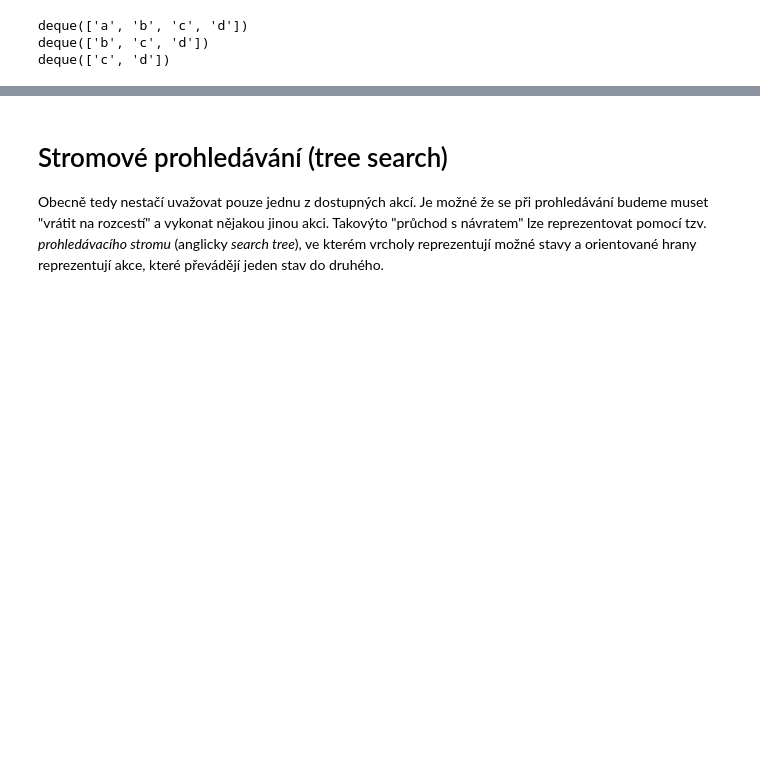
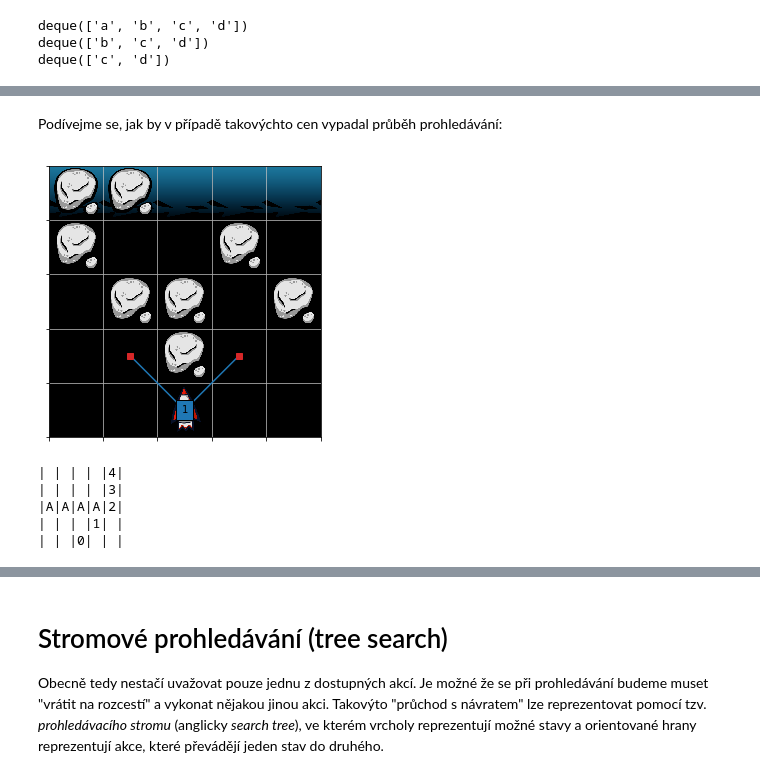
Before and after one commit to effa/ai-search-workshop, a Jupyter notebook: solution.ipynb, the cells around one changed output, grey strips where cells are left out. Saved outputs shown, nothing was run; the diff lists cells and outputs as text; code cells hidden in the pictures; blank space fills up the shorter version.

```diff
--- a/solution.ipynb
+++ b/solution.ipynb
@@ -523,0 +544,68 @@ show_path(bfs(state))
+# %% [markdown]
+Podívejme se, jak by v případě takovýchto cen vypadal průběh prohledávání:
+# %%
+# Ukazka UCS prohledavaciho stromu.
+s = parse_state(
+'|A|A| | | |'
+'|A| | |A| |'
+'| |A|A| |A|'
+'| | |A| | |'
+'| | |S| | |')
+
+sl = move(s,'l'); sr = move(s,'r'); sll = move(sl,'l')
+sllr = move(sll,'r'); sllrr = move(sllr,'r')
+srf = move(sr,'f'); srfl = move(srf,'l'); srfr = move(srf,'r')
+srflf = move(srfl,'f'); srflr = move(srfl,'r')
+srfrl = move(srfr,'l'); srfrf = move(srfr,'f')
+
+# Pro vizualizci jednotlivych kroku nastavte interactive=True.
+with visualize_search(s, interactive=False):
+    log_search_step(s,     [sl, sr])
+# %% [output]
+[figure, added]
+# %%
+from math import inf
+
+
+def ucs(initial_state):
+    # Ke kazdeme videnemu stavu ulozime jeho rodice.
+    tree = {initial_state: None}
+    # Do fronty ukladame dvojice (cena, stav).
+    #queue = [(0, initial_state)]
+    # Budeme zvlast ukladat vsechny ceny (i do jiz prozkoumanych
+    # vrcholu) a okraj (vrcholy k prozkoumani).
+    costs = {initial_state: 0}
+    fringe = {initial_state}
+    while fringe:
+        LOGGER.log_costs(costs)
+        #cost, state = heappop(queue)
+        state = min(fringe, key=lambda s: costs[s])
+        fringe.remove(state)
+        if state.is_goal():
+            return reconstruct_path(tree, state)
+        for action in actions(state):
+            next_state = perform(state, action)
+            new_cost = costs[state] + ACTION_COSTS[action]
+            # FIX: kazdy stav je unikatni, potreba implementovat
+            # komparator, ktery bude povazovat stavy se stejnou
+            # pozici za ekvivalentni
+            old_cost = costs.get(next_state, inf)
+            if new_cost < old_cost:
+                fringe.add(next_state)
+                costs[next_state] = new_cost
+                tree[next_state] = state
+
+LOGGER.debug(False)
+state = parse_state(
+'| | | | | |'
+'| | | | | |'
+'|A|A|A|A| |'
+'| | | | | |'
+'| | |S| | |')
+show_path(ucs(state))
+# %% [output]
+| | | | |4|
+| | | | |3|
+|A|A|A|A|2|
+| | | |1| |
+| | |0| | |
```
Also changed, not shown: parts of 25 cells of this notebook, 2 other files.
